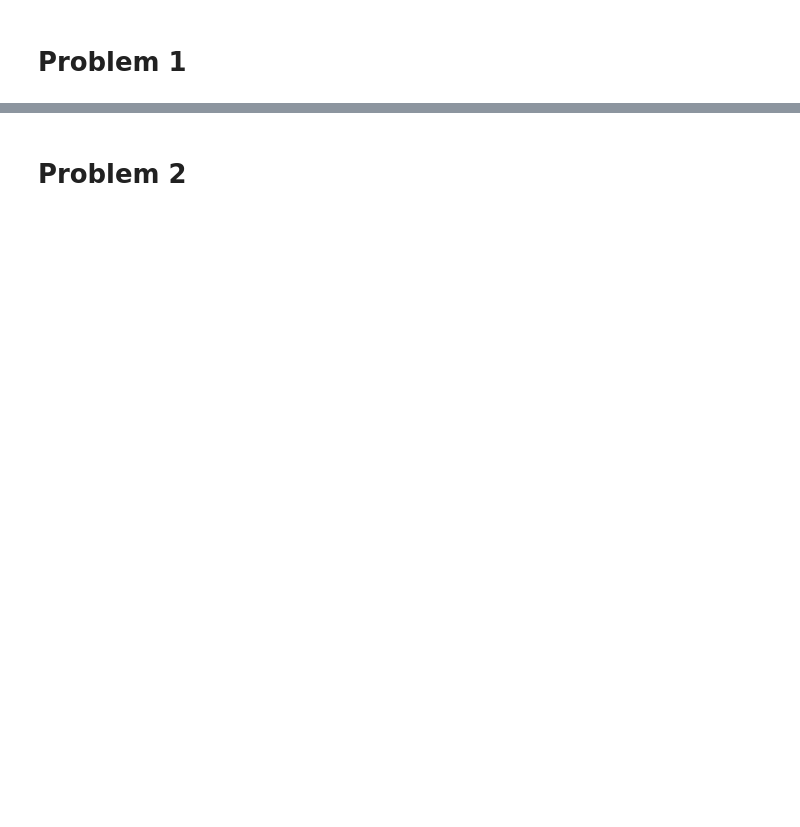
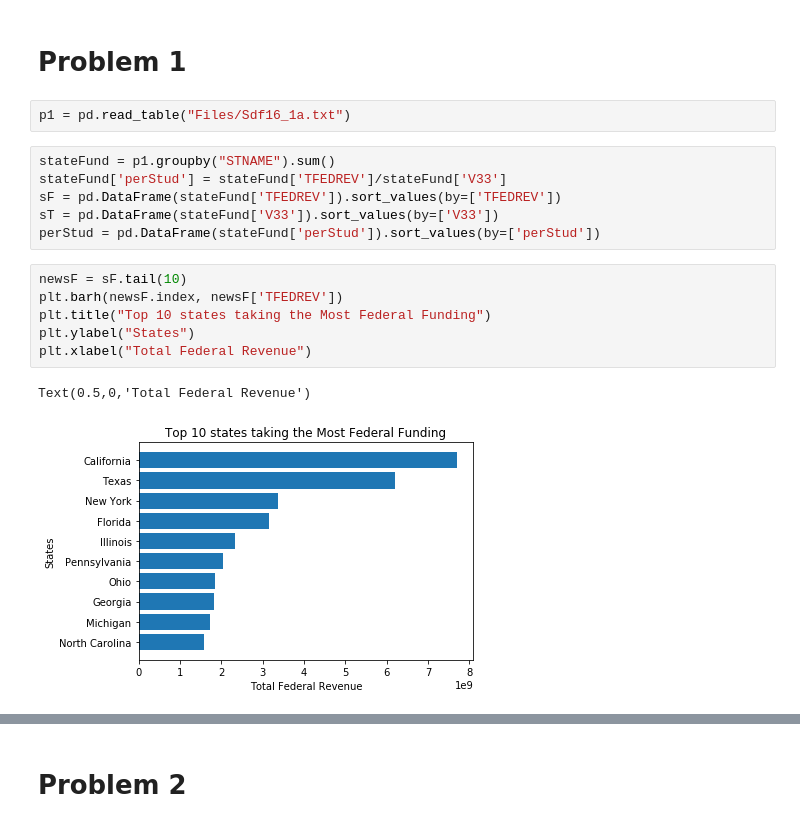
Before and after one commit to agrawal-ris/DS5500_Assignment_3, a Jupyter notebook: Rishabh_Assignment_3.ipynb, the cells around one changed output, grey strips where cells are left out. Cells and saved outputs as stored; diff of their text form; blank space fills up the shorter version.

```diff
--- a/Rishabh_Assignment_3.ipynb
+++ b/Rishabh_Assignment_3.ipynb
@@ -24,2 +45,19 @@ from sklearn.metrics import r2_score
 # %% [markdown]
 # Problem 1
+# %%
+p1 = pd.read_table("Files/Sdf16_1a.txt")
+# %%
+stateFund = p1.groupby("STNAME").sum()
+stateFund['perStud'] = stateFund['TFEDREV']/stateFund['V33']
+sF = pd.DataFrame(stateFund['TFEDREV']).sort_values(by=['TFEDREV'])
+sT = pd.DataFrame(stateFund['V33']).sort_values(by=['V33'])
+perStud = pd.DataFrame(stateFund['perStud']).sort_values(by=['perStud'])
+# %%
+newsF = sF.tail(10)
+plt.barh(newsF.index, newsF['TFEDREV'])
+plt.title("Top 10 states taking the Most Federal Funding")
+plt.ylabel("States")
+plt.xlabel("Total Federal Revenue")
+# %% [output]
+Text(0.5,0,'Total Federal Revenue')
+[figure, added]
```
Also changed, not shown: parts of 14 cells of this notebook, 5 other files.
